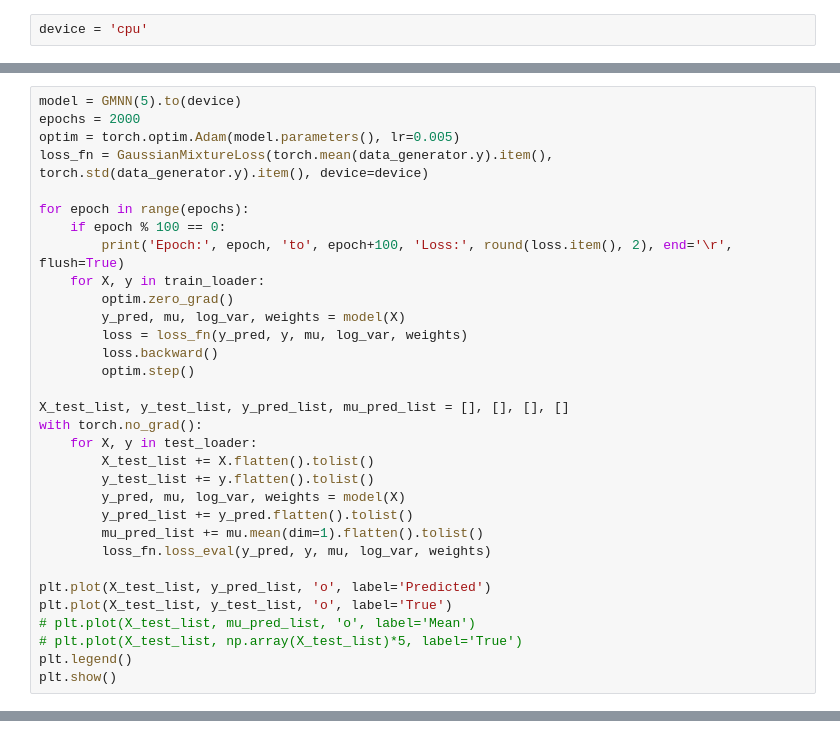
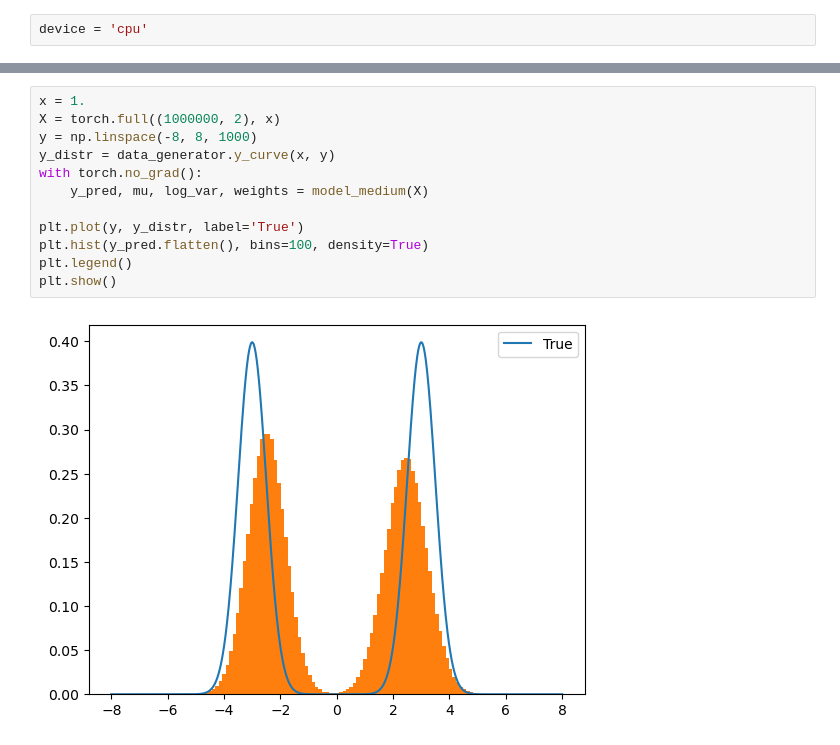
Before and after one commit to Bloomistell/DistributionFitting, a Jupyter notebook: train.ipynb, the cells around one changed output, grey strips where cells are left out. Cells and saved outputs as stored; diff of their text form.

```diff
--- a/train.ipynb
+++ b/train.ipynb
@@ -181,32 +83,0 @@ elbo: tensor(3.2447)
-# %%
-model = GMNN(5).to(device)
-epochs = 2000
-optim = torch.optim.Adam(model.parameters(), lr=0.005)
-loss_fn = GaussianMixtureLoss(torch.mean(data_generator.y).item(), torch.std(data_generator.y).item(), device=device)
-
-for epoch in range(epochs):
-    if epoch % 100 == 0:
-        print('Epoch:', epoch, 'to', epoch+100, 'Loss:', round(loss.item(), 2), end='\r', flush=True)
-    for X, y in train_loader:
-        optim.zero_grad()
-        y_pred, mu, log_var, weights = model(X)
-        loss = loss_fn(y_pred, y, mu, log_var, weights)
-        loss.backward()
-        optim.step()
-
-X_test_list, y_test_list, y_pred_list, mu_pred_list = [], [], [], []
-with torch.no_grad():
-    for X, y in test_loader:
-        X_test_list += X.flatten().tolist()
-        y_test_list += y.flatten().tolist()
-        y_pred, mu, log_var, weights = model(X)
-        y_pred_list += y_pred.flatten().tolist()
-        mu_pred_list += mu.mean(dim=1).flatten().tolist()
-        loss_fn.loss_eval(y_pred, y, mu, log_var, weights)
-
-plt.plot(X_test_list, y_pred_list, 'o', label='Predicted')
-plt.plot(X_test_list, y_test_list, 'o', label='True')
-# plt.plot(X_test_list, mu_pred_list, 'o', label='Mean')
-# plt.plot(X_test_list, np.array(X_test_list)*5, label='True')
-plt.legend()
-plt.show()
@@ -218,0 +84,14 @@ elbo: tensor(3.3074)
+# %%
+x = 1.
+X = torch.full((1000000, 2), x)
+y = np.linspace(-8, 8, 1000)
+y_distr = data_generator.y_curve(x, y)
+with torch.no_grad():
+    y_pred, mu, log_var, weights = model_medium(X)
+
+plt.plot(y, y_distr, label='True')
+plt.hist(y_pred.flatten(), bins=100, density=True)
+plt.legend()
+plt.show()
+# %% [output]
+[figure, added]
```
Also changed, not shown: parts of 7 cells of this notebook, 3 other files.
